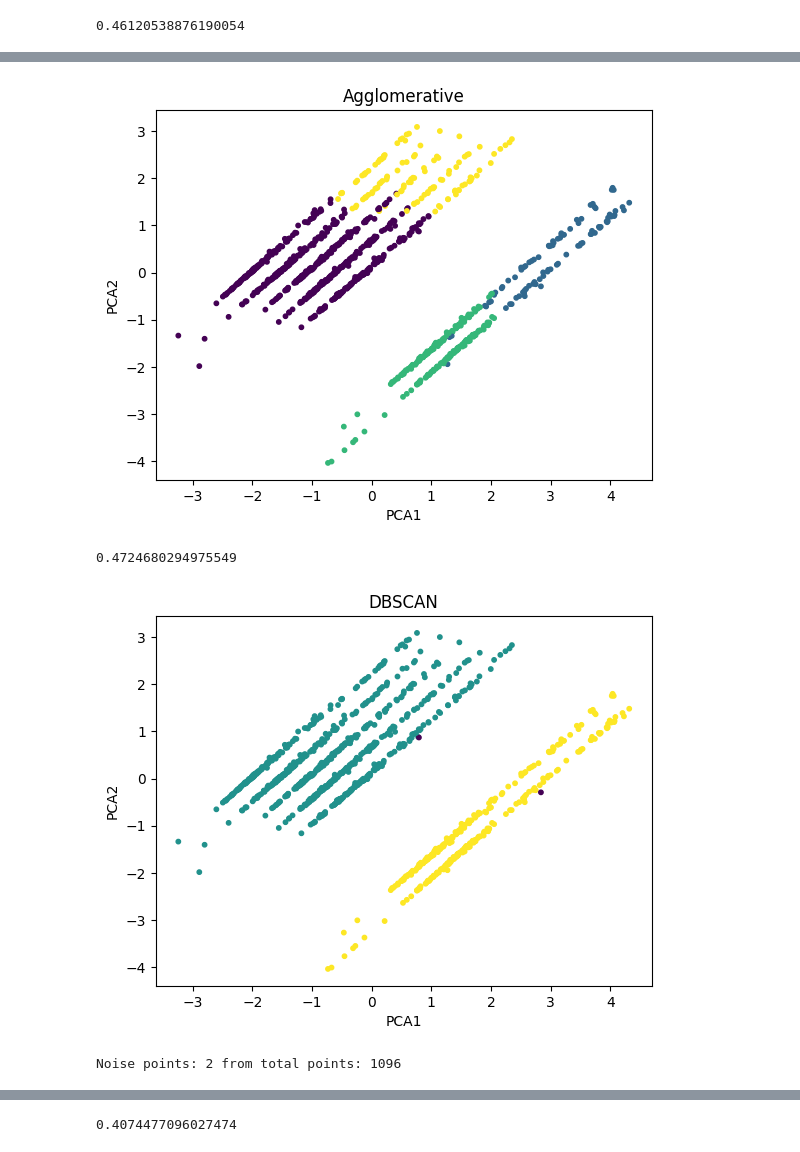
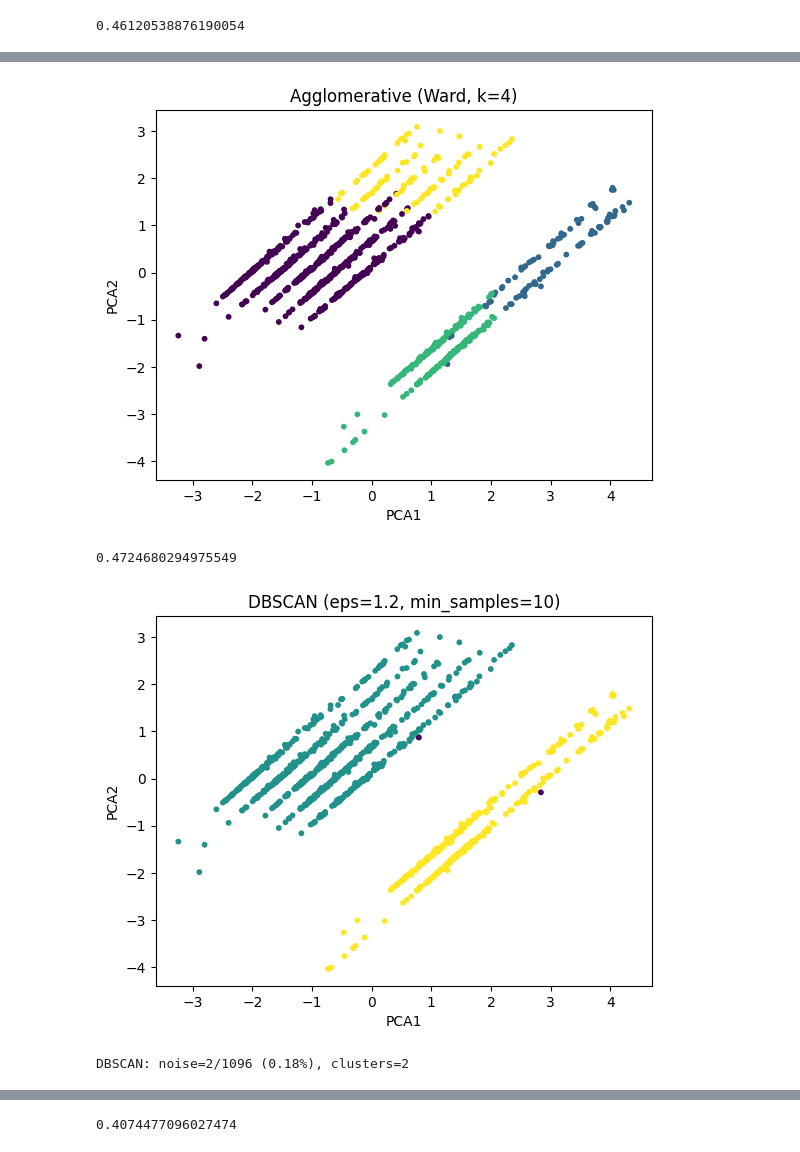
Before and after one commit to IgorLatii/mldm_lab1, a Jupyter notebook: notebooks/lab1_clustering.ipynb, the cells around one changed output, grey strips where cells are left out. Saved outputs shown, nothing was run; the diff lists cells and outputs as text; code cells hidden in the pictures.

Commit message:
Updated lab1_clustering.ipynb. Described functionality

```diff
--- a/notebooks/lab1_clustering.ipynb
+++ b/notebooks/lab1_clustering.ipynb
@@ -77,5 +93,9 @@ np.float64(0.8764906429778841)
 # %%
 def safe_silhouette(X, labels):
+    """
+    Silhouette needs at least 2 clusters.
+    For DBSCAN, label = -1 means noise -> we compute silhouette on non-noise points only.
+    """
     uniq = set(labels)
     if len(uniq) < 2 or uniq == {-1}:
         return None
@@ -87,6 +107,7 @@ def safe_silhouette(X, labels):
     return silhouette_score(X, labels)
 
 def plot_clusters(X2d, labels, title):
+    """2D scatter plot in PCA space."""
     plt.figure()
     plt.scatter(X2d[:,0], X2d[:,1], c=labels, s=10)
     plt.xlabel("PCA1")
@@ -138,5 +181,5 @@ sil_agg
 # %%
-plot_clusters(X_2d, labels_agg, "Agglomerative")
+plot_clusters(X_2d, labels_agg, "Agglomerative (Ward, k=4)")
 # %% [output]
-[figure, old version]
+[figure, new version]
 # %%
@@ -149,14 +195,15 @@ sil_db
 # %% [output]
 0.4724680294975549
 # %%
-plot_clusters(X_2d, labels_db, "DBSCAN")
+plot_clusters(X_2d, labels_db, "DBSCAN (eps=1.2, min_samples=10)")
 # %% [output]
-[figure, old version]
+[figure, new version]
 # %%
 #Noise points
 n_total = len(labels_db)
 n_noise = (labels_db == -1).sum()
+n_clusters_db = len(set(labels_db)) - (1 if -1 in set(labels_db) else 0)
 
-print("Noise points:", n_noise, "from total points:", n_total)
+print(f"DBSCAN: noise={n_noise}/{n_total} ({n_noise/n_total:.2%}), clusters={n_clusters_db}")
 # %% [output]
-Noise points: 2 from total points: 1096
+DBSCAN: noise=2/1096 (0.18%), clusters=2
```
Also changed, not shown: parts of 13 cells of this notebook.
